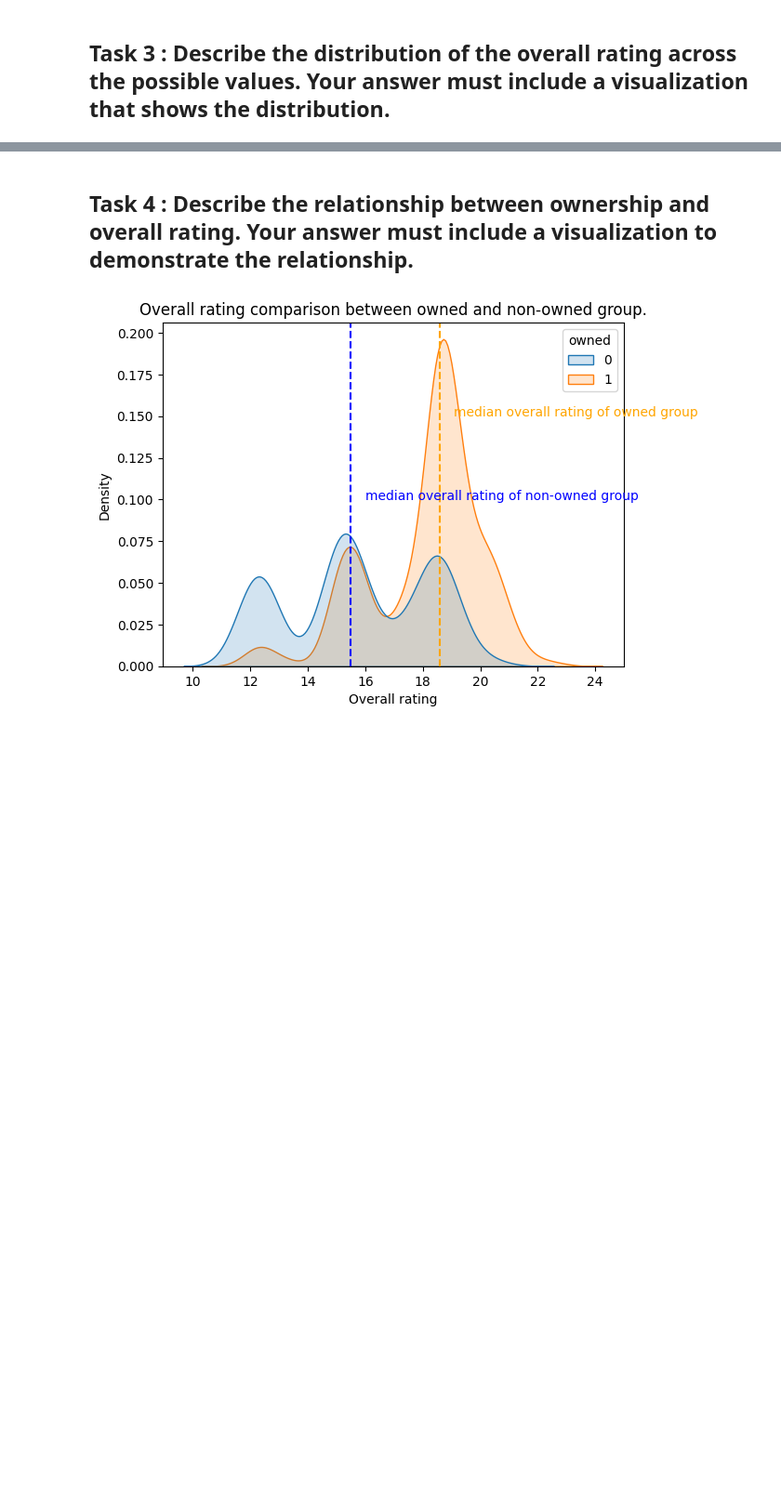
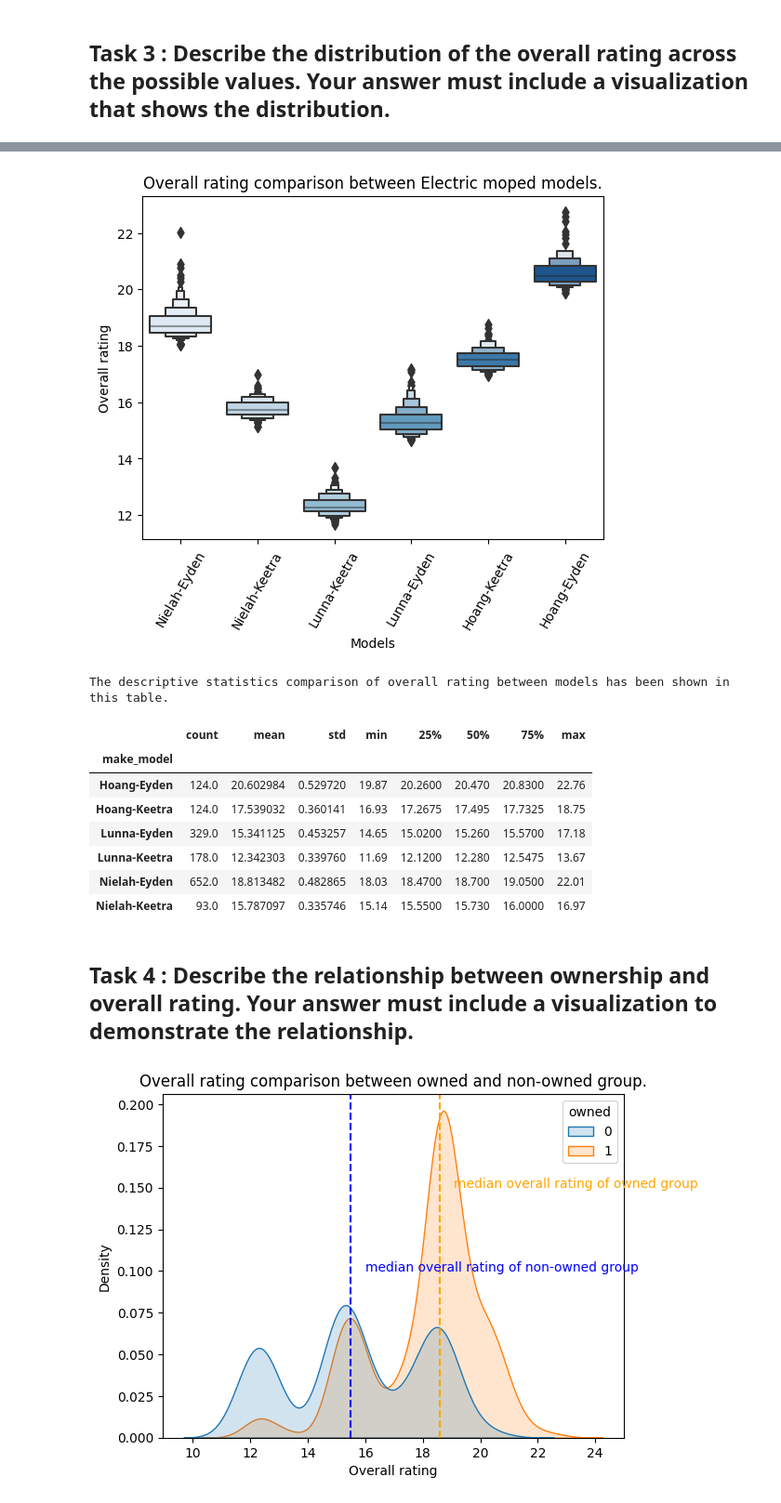
Before and after one commit to CG24hr/Flowstateofmind, a Jupyter notebook: Data/ElectricMoped.ipynb, the cells around one changed output, grey strips where cells are left out. Shown at 93% size. Drawn from its saved outputs; the diff is of its cells as text; code cells hidden in the pictures; blank space fills up the shorter version.

```diff
--- a/Data/ElectricMoped.ipynb
+++ b/Data/ElectricMoped.ipynb
@@ -250,3 +386,25 @@ Name: overall_rating, dtype: float64
+# %%
+# overall rating between model categorized by ownership.
+sns.boxenplot(data = emo, x = 'make_model', y = 'overall_rating', palette = sns.color_palette('Blues', 6), order = ['Nielah-Eyden', 'Nielah-Keetra', 'Lunna-Keetra', 'Lunna-Eyden', 'Hoang-Keetra', 'Hoang-Eyden'])
+plt.xticks(rotation = 60)
+plt.title('Overall rating comparison between Electric moped models.')
+plt.xlabel('Models')
+plt.ylabel('Overall rating')
+plt.show()
+
+print('The descriptive statistics comparison of overall rating between models has been shown in this table.')
+emo.groupby('make_model')['overall_rating'].describe()
+# %% [output]
+[figure, added]
+The descriptive statistics comparison of overall rating between models has been shown in this table.
+|  | count | mean | std | min | 25% | 50% | 75% | max |
+| make_model |  |  |  |  |  |  |  |  |
+| Hoang-Eyden | 124.0 | 20.602984 | 0.529720 | 19.87 | 20.2600 | 20.470 | 20.8300 | 22.76 |
+| Hoang-Keetra | 124.0 | 17.539032 | 0.360141 | 16.93 | 17.2675 | 17.495 | 17.7325 | 18.75 |
+| Lunna-Eyden | 329.0 | 15.341125 | 0.453257 | 14.65 | 15.0200 | 15.260 | 15.5700 | 17.18 |
+| Lunna-Keetra | 178.0 | 12.342303 | 0.339760 | 11.69 | 12.1200 | 12.280 | 12.5475 | 13.67 |
+| Nielah-Eyden | 652.0 | 18.813482 | 0.482865 | 18.03 | 18.4700 | 18.700 | 19.0500 | 22.01 |
+| Nielah-Keetra | 93.0 | 15.787097 | 0.335746 | 15.14 | 15.5500 | 15.730 | 16.0000 | 16.97 |
 # %% [markdown]
 ## Task 4 : Describe the relationship between ownership and overall rating. Your answer must include a visualization to demonstrate the relationship.
 # %%
```
Also changed, not shown: parts of 17 cells of this notebook, 16 other files.
